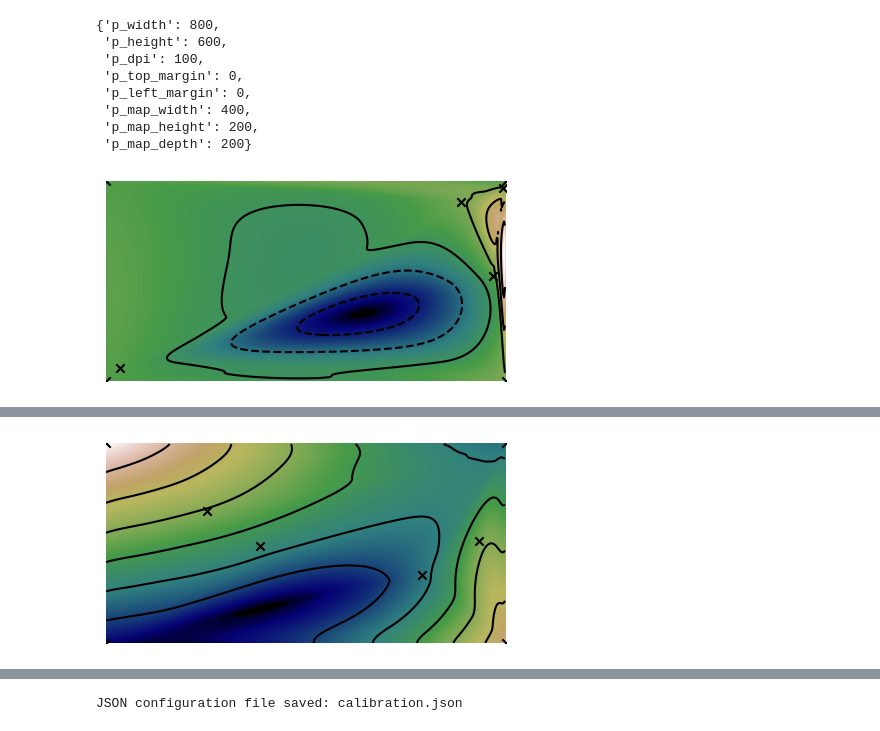
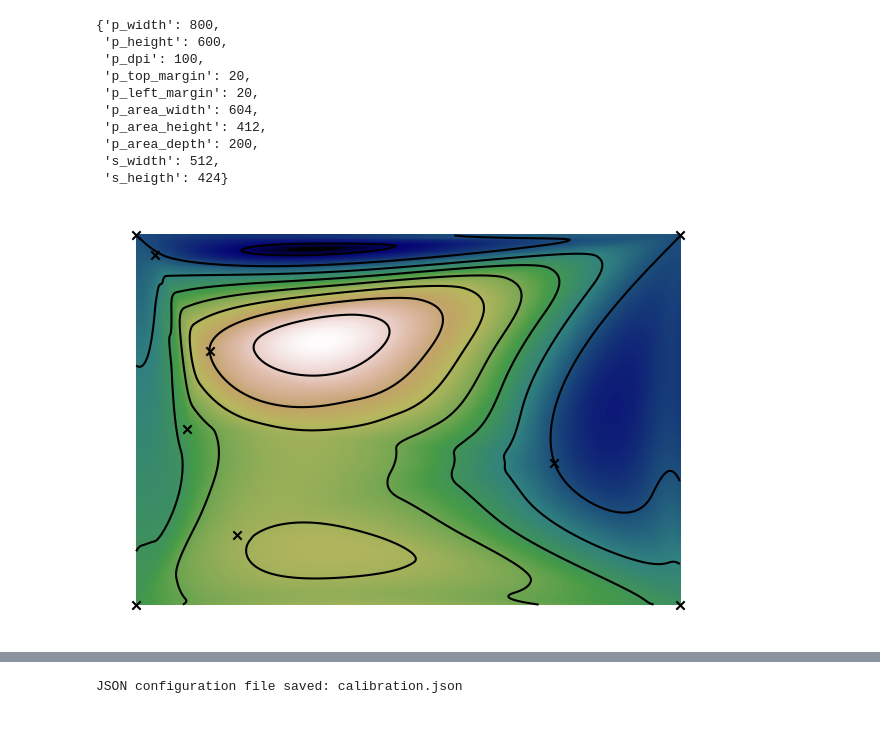
Before and after one commit to cgre-aachen/open_AR_Sandbox, a Jupyter notebook: notebooks/prototypes/module_testing.ipynb, the cells around one changed output, grey strips where cells are left out. Drawn from its saved outputs; the diff is of its cells as text; code cells hidden in the pictures.

Commit message:
optimisation of structure for panel and plot

```diff
--- a/notebooks/prototypes/module_testing.ipynb
+++ b/notebooks/prototypes/module_testing.ipynb
@@ -11,3 +10,6 @@ box = sb.Sandbox()
+# %%
+%%capture
+box = sbn.Sandbox(calibration_file='calibration.json')
 # %%
 # display calibration standard values
 box.calibration.__dict__
@@ -15,13 +17,18 @@ box.calibration.__dict__
 {'p_width': 800,
  'p_height': 600,
  'p_dpi': 100,
- 'p_top_margin': 0,
- 'p_left_margin': 0,
- 'p_map_width': 400,
- 'p_map_height': 200,
- 'p_map_depth': 200}
+ 'p_top_margin': 20,
+ 'p_left_margin': 20,
+ 'p_area_width': 604,
+ 'p_area_height': 412,
+ 'p_area_depth': 200,
+ 's_width': 512,
+ 's_heigth': 424}
-# %%
-# live update model, can be triggered later by another Model class!
-box.model.update_topo()
-# %% [output]
-[figure, removed]
+# %%
+%%capture
+box.projector.update()
+# %%
+
+box.projector.keep_updating()
+# %% [output]
+[figure, added]
@@ -30,11 +39,6 @@ box.model.update_topo()
 box.projector.calibrate_projector()
 # %% [output]
 [interactive output not drawn]
-# %%
-box.model.update_topo()
-# TODO: No real link to calibration class yet
-# %% [output]
-[figure, removed]
 # %%
 # check calibration class values
 box.calibration.__dict__
```
Also changed, not shown: parts of 4 cells of this notebook, 2 other files.
